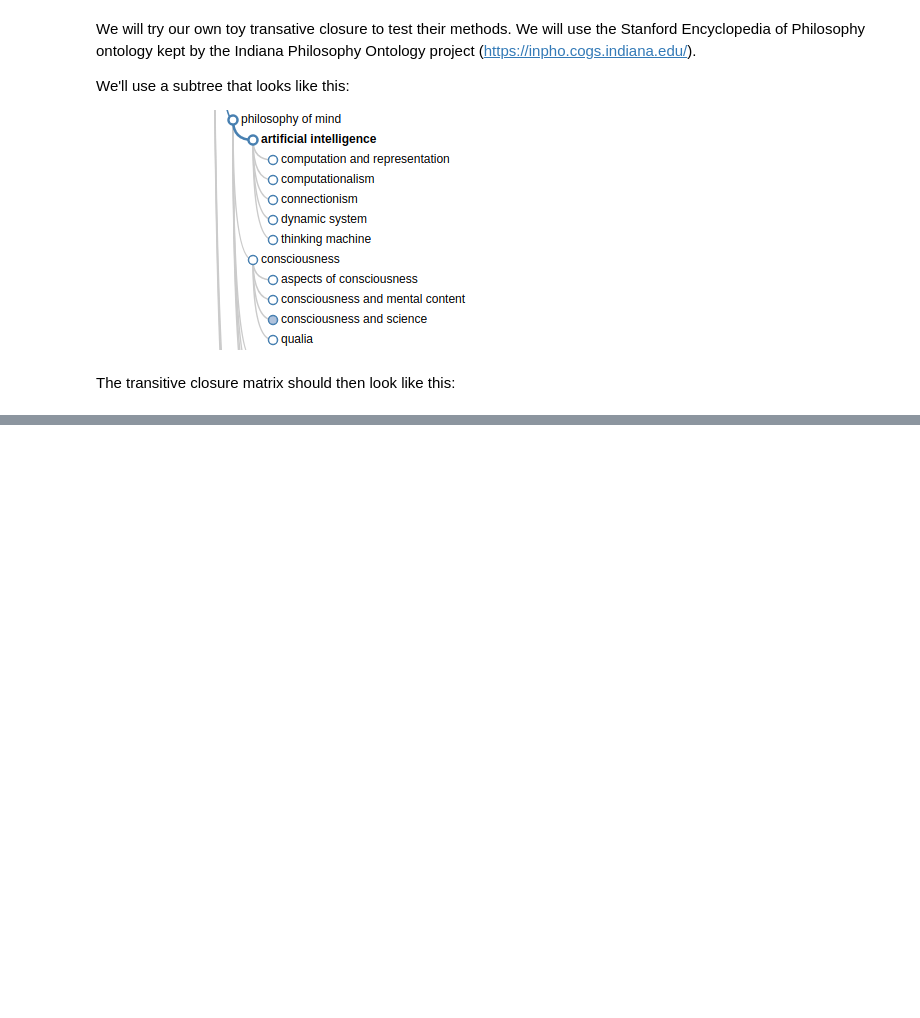
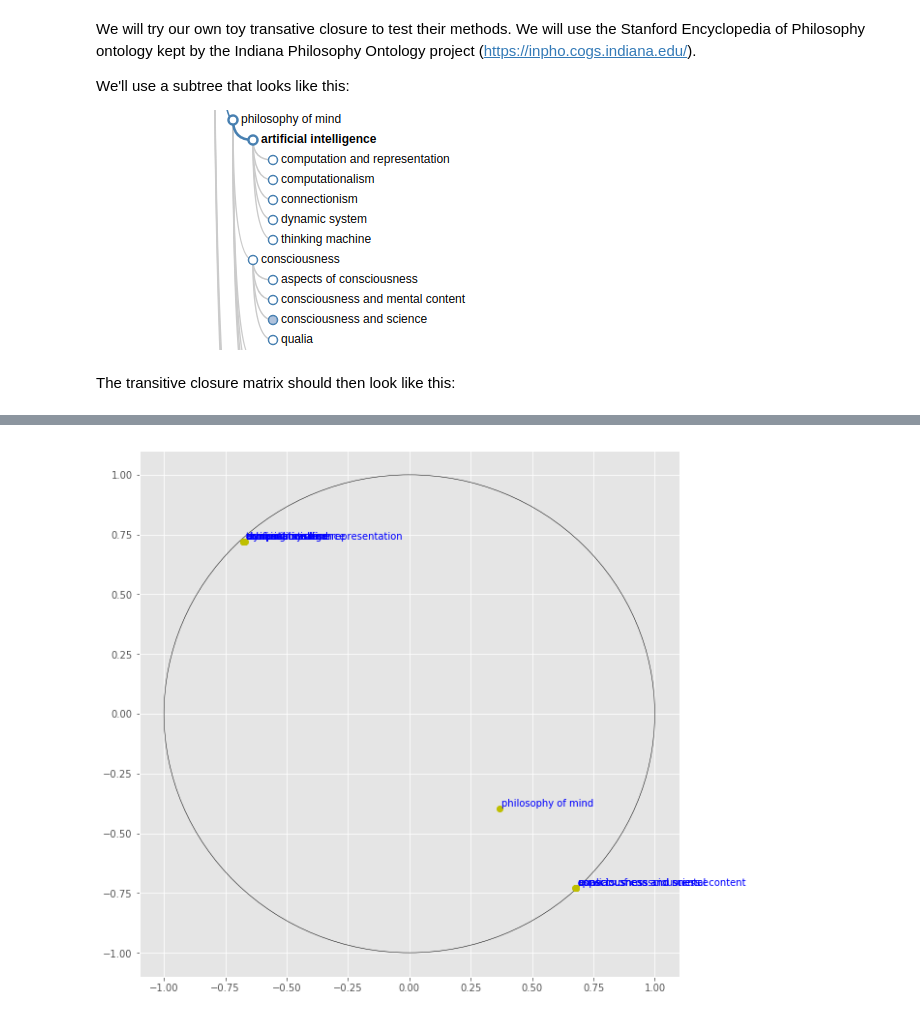
Before and after one commit to timniven/poincare-embeddings, a Jupyter notebook: Poincare Embeddings.ipynb, the cells around one changed output, grey strips where cells are left out. Saved outputs shown, nothing was run; the diff lists cells and outputs as text; code cells hidden in the pictures; blank space fills up the shorter version.

```diff
--- a/Poincare Embeddings.ipynb
+++ b/Poincare Embeddings.ipynb
@@ -105,13 +118,19 @@ def loss(u, v, negs):
 def proj(theta):
     norm = theta.norm(p=2, dim=1).unsqueeze(1)
     norm[norm<1] = 1
-    norm[norm>1] += stability
+    norm[norm>=1] += stability
     return theta.div(norm)
 
 def scale_grad(delta):
-    return (1 - delta.norm()**2) / 4. * delta
+    return ((1 - delta.norm()**2)**2) / 4. * delta
 
-def forward(embeds, u_ix, v_ix, neg_ixs, lr):
+def update(embeds, lr, u_ix, v_ix, neg_ixs, u, v, negs):
+    embeds[neg_ixs] -= lr*(((1-negs.norm(dim=1)**2)**2)/4.).data.unsqueeze(1)*negs.grad.data
+    embeds[u_ix] -= lr*(((1-u.norm()**2)**2)/4.).data*u.grad.data
+    embeds[v_ix] -= lr*(((1-v.norm()**2)**2)/4.).data*v.grad.data
+    embeds = proj(embeds)
+
+def forward(embeds, u_ix, v_ix, neg_ixs):
     """Calculate loss and gradient for the sample."""
     # unsqueezing yields row vectors; needed for vectorization of u.mm(negs^T) in pdist
     u = Variable(embeds[u_ix].unsqueeze(0), requires_grad=True)
@@ -120,12 +139,7 @@ def forward(embeds, u_ix, v_ix, neg_ixs, lr):
     L = loss(u, v, negs)
     f_loss = L.data.numpy()[0][0]
     L.backward()
-    embeds[u_ix] -= lr * scale_grad(u.grad).squeeze().data
-    embeds[v_ix] -= lr * scale_grad(v.grad).squeeze().data
-    for i in range(len(negs)):
-        embeds[neg_ixs[i]] -= lr * scale_grad(negs[i]).squeeze().data
-    embeds = proj(embeds)
-    return f_loss
+    return f_loss, u, v, negs
 # %%
 def pplot(vdict, pembs, name='Philosophy Ontology'):
     fig = plt.figure(figsize=(10,10)); ax = plt.gca(); ax.cla()
@@ -146,25 +160,27 @@ def pplot(vdict, pembs, name='Philosophy Ontology'):
             print('  * %s' % flier)
     plt.show()
 # %%
-def train(embeds, closure, vdict, n_epochs, n_negs, lr1, lr2):
+def train(embeds, closure, vdict, n_negs, lr1, lr2):
     losses = []
-    for epoch in range(n_epochs):
+    epoch = -1
+    while len(losses) < 1 or np.average(losses) > 0.01:
+        epoch += 1
         data = epoch_data(n_negs, len(vdict), closure)
-        r = 1. * epoch / n_epochs;
+        r = 1. * epoch / 200;
         rate = (1 - r) * lr1 + r * lr2
         if epoch < 10:
             rate = rate / 10
         for u_ix, v_ix, neg_ixs in data:
             try:
-                l = forward(embeds, u_ix, v_ix, neg_ixs, rate)
+                l, u, v, negs = forward(embeds, u_ix, v_ix, neg_ixs)
                 losses.append(l)
                 print('Loss: %s\tAverage: %s' % (l, np.average(losses)))
+                update(embeds, rate, u_ix, v_ix, neg_ixs, u, v, negs)
             except Exception as e:
                 print(embeds)
                 raise e
 # %%
 embeddings = torch.Tensor(vocab_size, embed_dim)
 torch.nn.init.uniform(embeddings, a=-0.001, b=0.001)
-train(embeddings, trans_closure, vocab_dict, 20, 4, 0.4, 0.01)
-pplot(vocab_dict, embeddings)
+train(embeddings, trans_closure_dir, vocab_dict, 3, 0.2, 0.01)
 # %% [output]
@@ -189,0 +225,4 @@ ValueError: cannot convert float NaN to integer
+# %%
+embeddings2 = torch.Tensor(vocab_size, embed_dim)
+torch.nn.init.uniform(embeddings2, a=-0.001, b=0.001)
+train(embeddings2, trans_closure_und, vocab_dict, 4, 0.2, 0.01)
@@ -189,0 +264,4 @@ ValueError: cannot convert float NaN to integer
+# %%
+pplot(vocab_dict, embeddings2)
+# %% [output]
+[figure, added]
```
Also changed, not shown: parts of 9 cells of this notebook.
